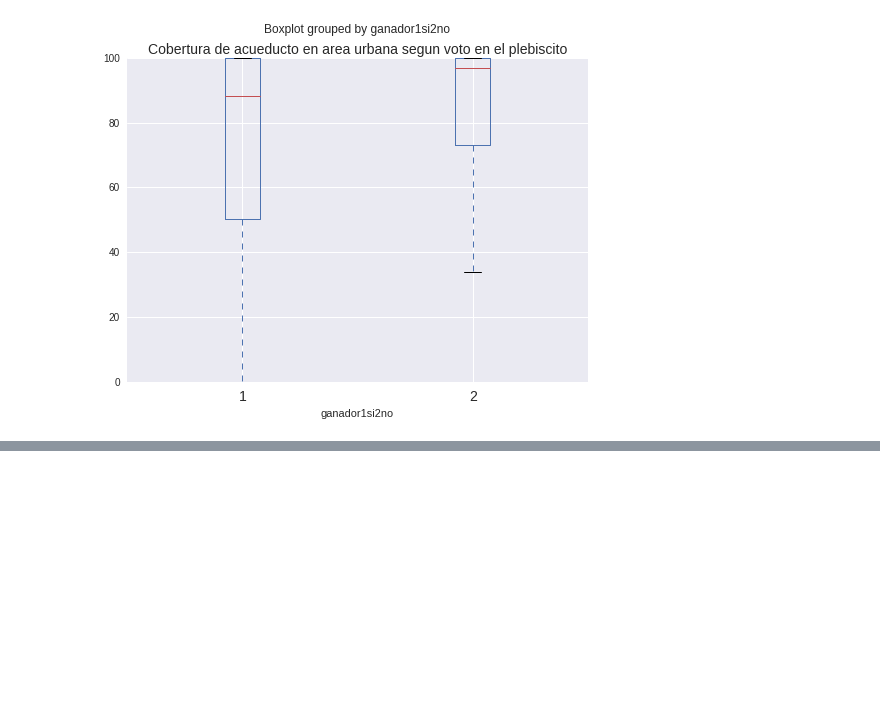
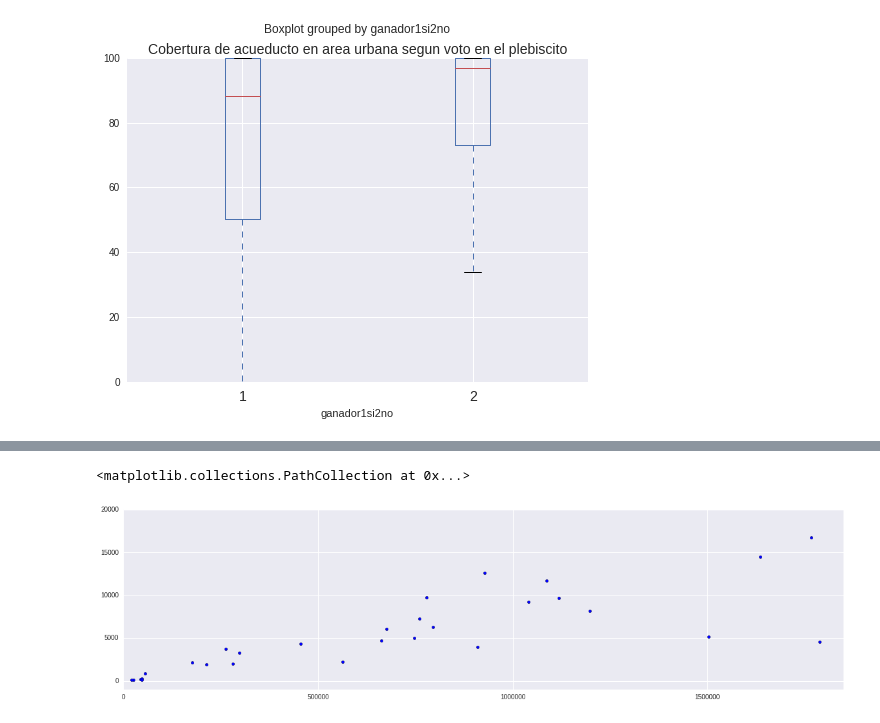
Before and after one commit to sarangof/plebiscito-Colombia, a Jupyter notebook: consolidacion_BDD.ipynb, the cells around one changed output, grey strips where cells are left out. Drawn from its saved outputs; the diff is of its cells as text; code cells hidden in the pictures; blank space fills up the shorter version.

```diff
--- a/consolidacion_BDD.ipynb
+++ b/consolidacion_BDD.ipynb
@@ -152,0 +155,11 @@ deptos.merge(resultados_depto,on='Nombre_D')
+# %%
+fig, ax = plt.subplots(figsize=(20,5))
+#ax.set_xlim([0,2000000])
+ax.set_xlim([-100,1850000])
+ax.set_ylim([-1000,20000])
+ax.scatter(deptos['Votantes hab'],deptos['Votos no cuentan'])
+#for i, txt in enumerate(deptos['Nombre_D']):
+#    ax.annotate(txt,(log(deptos['Votantes hab'][i]),deptos['Votos no cuentan'][i]))
+# %% [output]
+<matplotlib.collections.PathCollection at 0x...>
+[figure, added]
```
Also changed, not shown: parts of 11 cells of this notebook.
